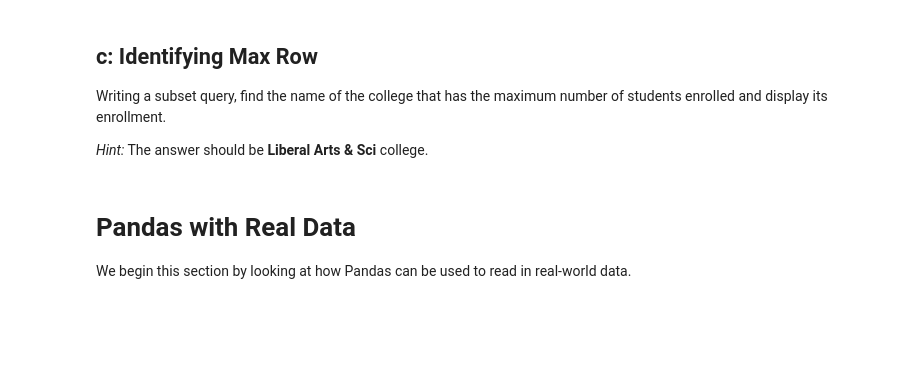
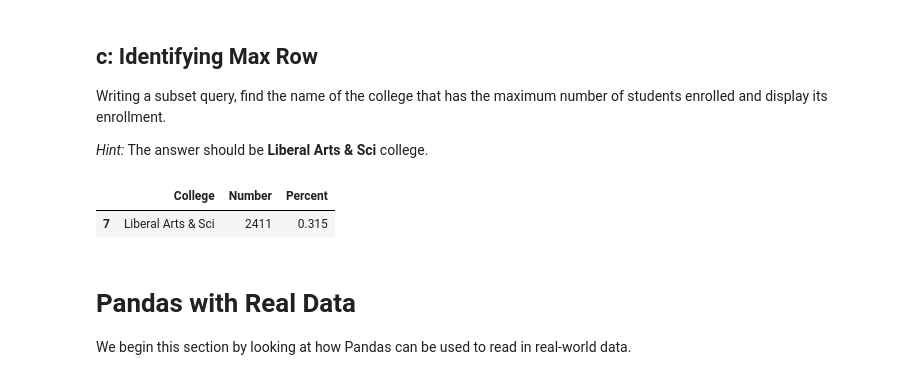
Before and after one commit to BrianLearnsToCode/Workshop-02, a Jupyter notebook: 1a_DataWrangling.ipynb, the cells around one changed output. Drawn from its saved outputs; the diff is of its cells as text; code cells hidden in the pictures; blank space fills up the shorter version.

```diff
--- a/1a_DataWrangling.ipynb
+++ b/1a_DataWrangling.ipynb
@@ -1021,6 +1063,11 @@ Writing a subset query, find the name of the college that has the maximum number
 _Hint:_ The answer should be **Liberal Arts & Sci** college.
 # %%
 # Code here that dynamically finds the college name based on number
+# %%
+freshmen_data[freshmen_data['Number']==(freshmen_data['Number'].max())]
+# %% [output]
+|  | College | Number | Percent |
+| 7 | Liberal Arts & Sci | 2411 | 0.315 |
 # %% [markdown]
 # Pandas with Real Data
 
```
Also changed, not shown: parts of 35 cells of this notebook, 2 other files.
